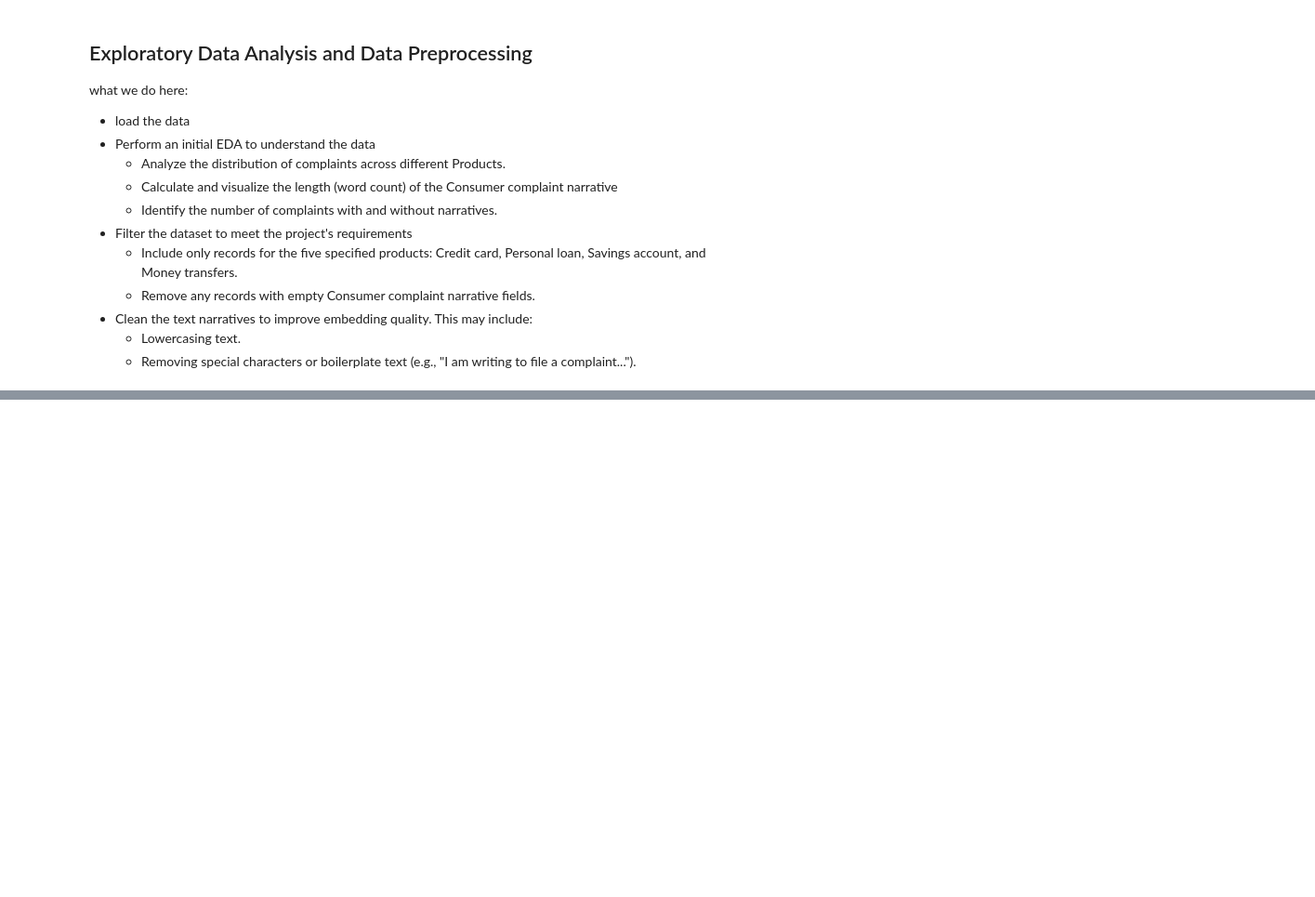
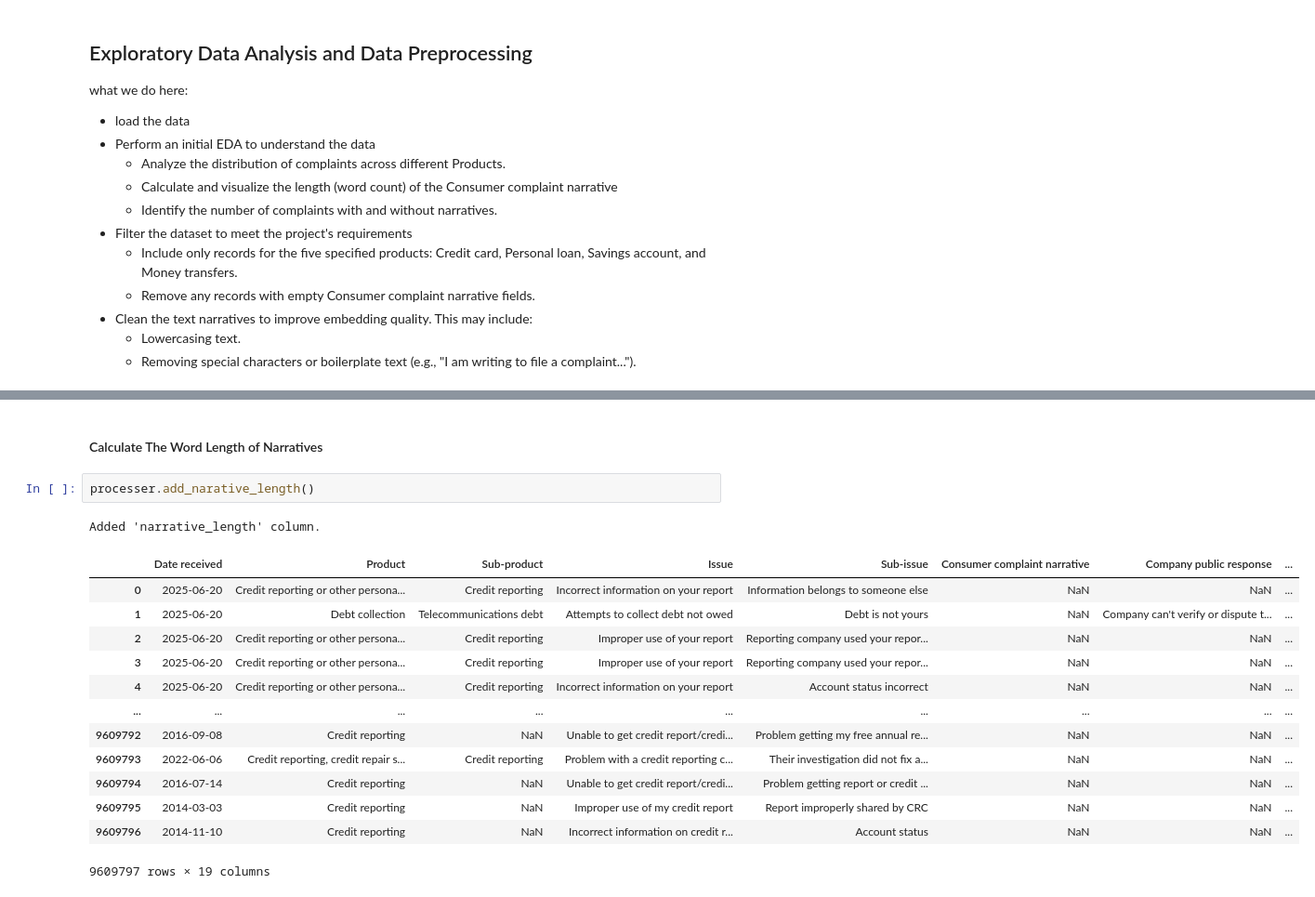
Before and after one commit to Kidist-c/rag-complaint-chatbot, a Jupyter notebook: notebooks/eda.ipynb, the cells around one changed output, grey strips where cells are left out. Shown at 93% size. Cells and saved outputs as stored; diff of their text form; blank space fills up the shorter version.

```diff
--- a/notebooks/eda.ipynb
+++ b/notebooks/eda.ipynb
@@ -27,0 +78,19 @@ df.head()
+# %% [markdown]
+#### Calculate The Word Length of Narratives
+# %%
+processer.add_narative_length()
+# %% [output]
+Added 'narrative_length' column.
+|  | Date received | Product | Sub-product | Issue | Sub-issue | Consumer complaint narrative | Company public response | ... |
+| 0 | 2025-06-20 | Credit reporting or other persona... | Credit reporting | Incorrect information on your report | Information belongs to someone else | NaN | NaN | ... |
+| 1 | 2025-06-20 | Debt collection | Telecommunications debt | Attempts to collect debt not owed | Debt is not yours | NaN | Company can't verify or dispute t... | ... |
+| 2 | 2025-06-20 | Credit reporting or other persona... | Credit reporting | Improper use of your report | Reporting company used your repor... | NaN | NaN | ... |
+| 3 | 2025-06-20 | Credit reporting or other persona... | Credit reporting | Improper use of your report | Reporting company used your repor... | NaN | NaN | ... |
+| 4 | 2025-06-20 | Credit reporting or other persona... | Credit reporting | Incorrect information on your report | Account status incorrect | NaN | NaN | ... |
+| ... | ... | ... | ... | ... | ... | ... | ... | ... |
+| 9609792 | 2016-09-08 | Credit reporting | NaN | Unable to get credit report/credi... | Problem getting my free annual re... | NaN | NaN | ... |
+| 9609793 | 2022-06-06 | Credit reporting, credit repair s... | Credit reporting | Problem with a credit reporting c... | Their investigation did not fix a... | NaN | NaN | ... |
+| 9609794 | 2016-07-14 | Credit reporting | NaN | Unable to get credit report/credi... | Problem getting report or credit ... | NaN | NaN | ... |
+| 9609795 | 2014-03-03 | Credit reporting | NaN | Improper use of my credit report | Report improperly shared by CRC | NaN | NaN | ... |
+| 9609796 | 2014-11-10 | Credit reporting | NaN | Incorrect information on credit r... | Account status | NaN | NaN | ... |
+9609797 rows × 19 columns
```
Also changed, not shown: parts of 25 cells of this notebook, 1 other file.
